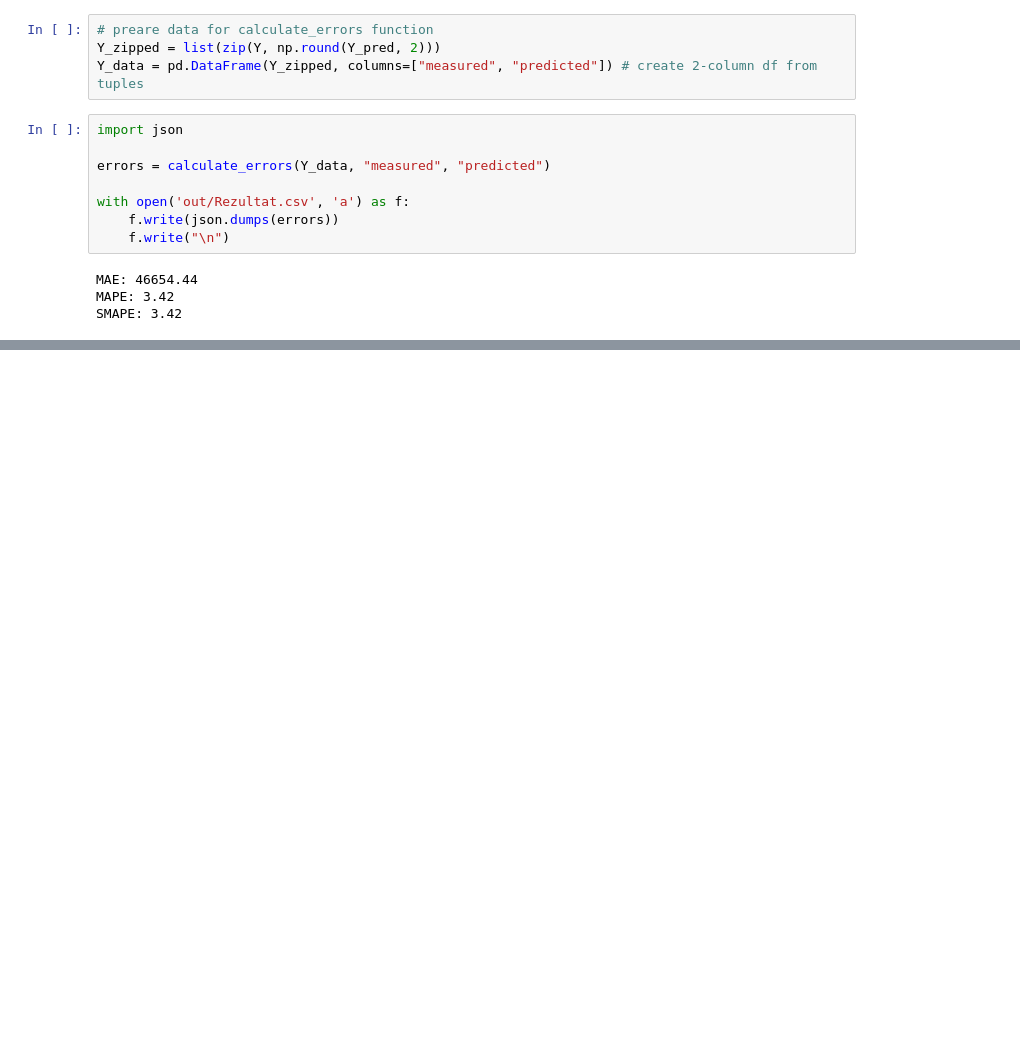
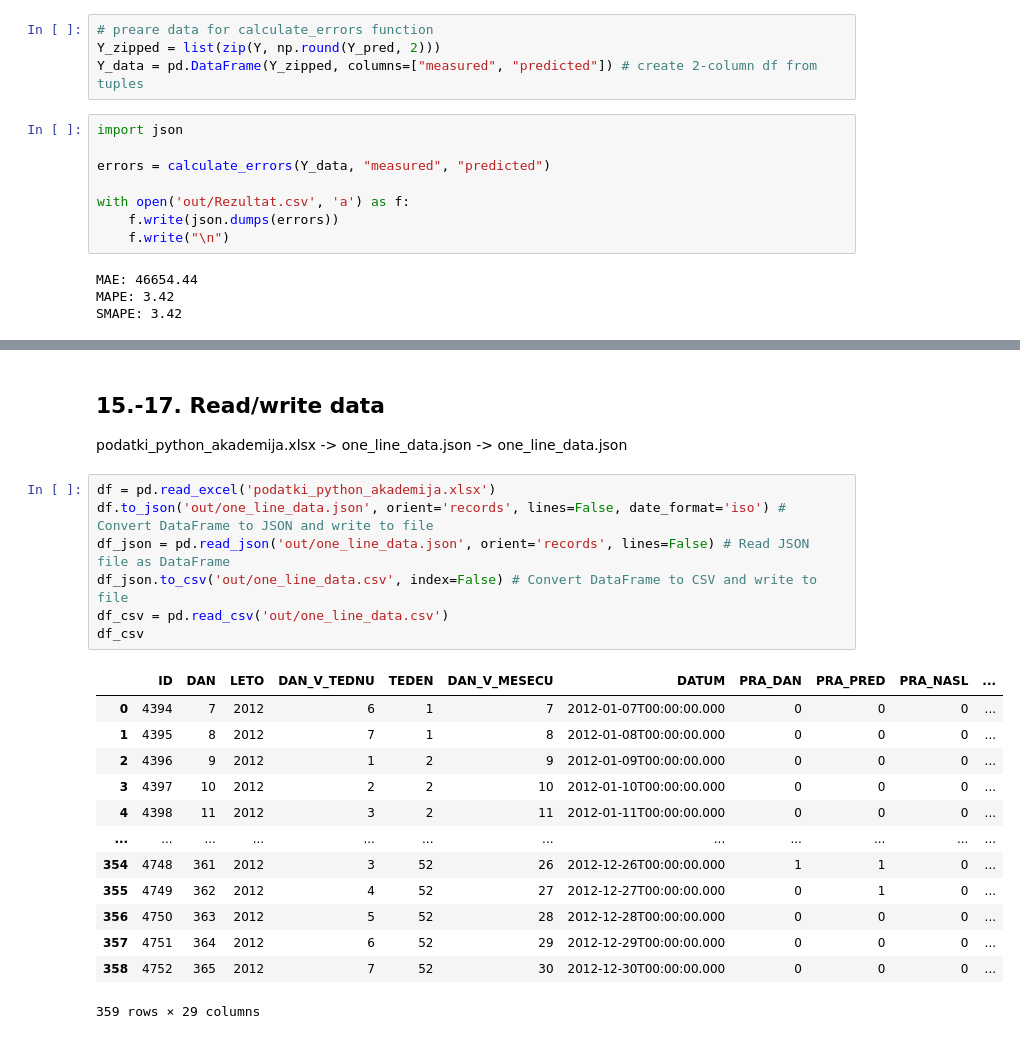
Before and after one commit to jakobudovic/PythonAcademy, a Jupyter notebook: Python academy.ipynb, the cells around one changed output, grey strips where cells are left out. Saved outputs shown, nothing was run; the diff lists cells and outputs as text; blank space fills up the shorter version.

```diff
--- a/Python academy.ipynb
+++ b/Python academy.ipynb
@@ -484,0 +475,24 @@ df_csv
+# %% [markdown]
+## 15.-17. Read/write data
+podatki_python_akademija.xlsx -> one_line_data.json -> one_line_data.json
+# %%
+df = pd.read_excel('podatki_python_akademija.xlsx')
+df.to_json('out/one_line_data.json', orient='records', lines=False, date_format='iso') # Convert DataFrame to JSON and write to file
+df_json = pd.read_json('out/one_line_data.json', orient='records', lines=False) # Read JSON file as DataFrame
+df_json.to_csv('out/one_line_data.csv', index=False) # Convert DataFrame to CSV and write to file
+df_csv = pd.read_csv('out/one_line_data.csv')
+df_csv
+# %% [output]
+|  | ID | DAN | LETO | DAN_V_TEDNU | TEDEN | DAN_V_MESECU | DATUM | PRA_DAN | PRA_PRED | PRA_NASL | ... |
+| 0 | 4394 | 7 | 2012 | 6 | 1 | 7 | 2012-01-07T00:00:00.000 | 0 | 0 | 0 | ... |
+| 1 | 4395 | 8 | 2012 | 7 | 1 | 8 | 2012-01-08T00:00:00.000 | 0 | 0 | 0 | ... |
+| 2 | 4396 | 9 | 2012 | 1 | 2 | 9 | 2012-01-09T00:00:00.000 | 0 | 0 | 0 | ... |
+| 3 | 4397 | 10 | 2012 | 2 | 2 | 10 | 2012-01-10T00:00:00.000 | 0 | 0 | 0 | ... |
+| 4 | 4398 | 11 | 2012 | 3 | 2 | 11 | 2012-01-11T00:00:00.000 | 0 | 0 | 0 | ... |
+| ... | ... | ... | ... | ... | ... | ... | ... | ... | ... | ... | ... |
+| 354 | 4748 | 361 | 2012 | 3 | 52 | 26 | 2012-12-26T00:00:00.000 | 1 | 1 | 0 | ... |
+| 355 | 4749 | 362 | 2012 | 4 | 52 | 27 | 2012-12-27T00:00:00.000 | 0 | 1 | 0 | ... |
+| 356 | 4750 | 363 | 2012 | 5 | 52 | 28 | 2012-12-28T00:00:00.000 | 0 | 0 | 0 | ... |
+| 357 | 4751 | 364 | 2012 | 6 | 52 | 29 | 2012-12-29T00:00:00.000 | 0 | 0 | 0 | ... |
+| 358 | 4752 | 365 | 2012 | 7 | 52 | 30 | 2012-12-30T00:00:00.000 | 0 | 0 | 0 | ... |
+359 rows × 29 columns
```
Also changed, not shown: parts of 32 cells of this notebook, 3 other files.
